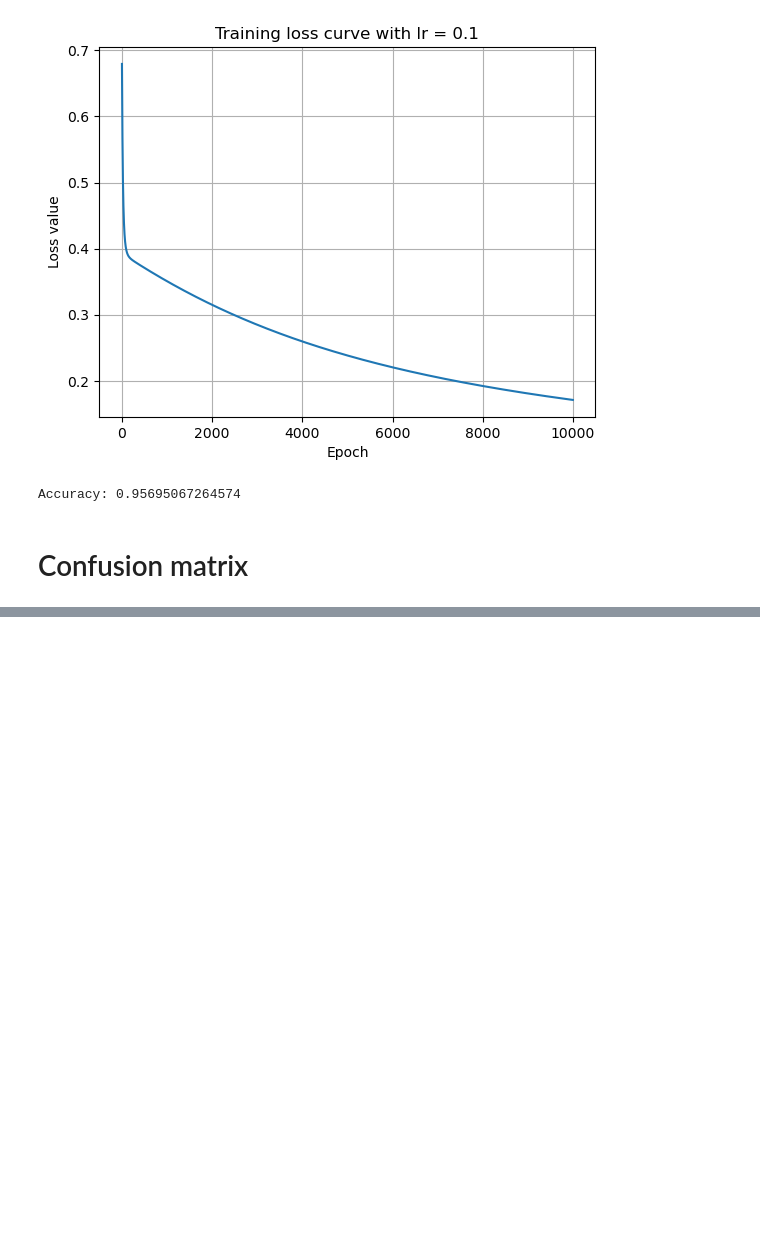
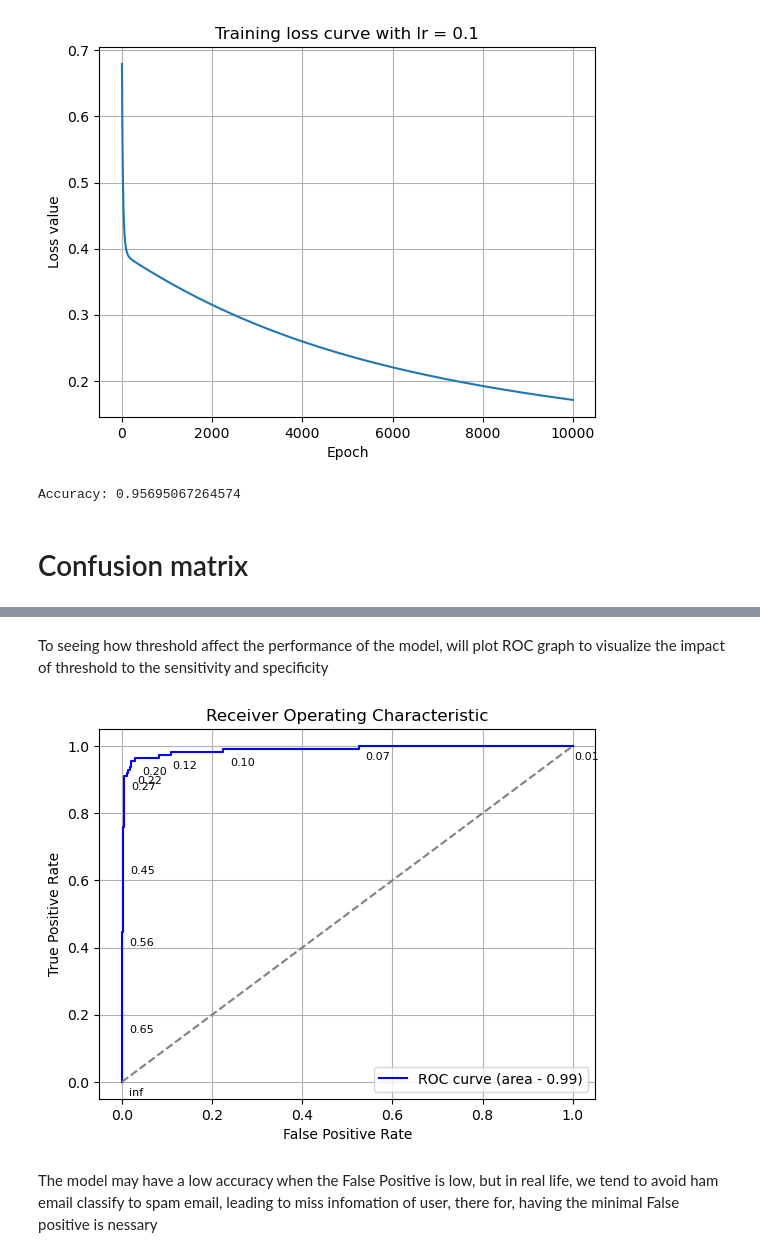
Before and after one commit to quangminh141005/Midterm_Machine_learning, a Jupyter notebook: Spam_mail/Spam_mail.ipynb, the cells around one changed output, grey strips where cells are left out. Cells and saved outputs as stored; diff of their text form; code cells hidden in the pictures; blank space fills up the shorter version.

```diff
--- a/Spam_mail/Spam_mail.ipynb
+++ b/Spam_mail/Spam_mail.ipynb
@@ -304,5 +305,2 @@ y_pred_3_binary = (y_pred_3 >= 0.5).astype(int)
 
 y_pred_binary = [y_pred_1_binary, y_pred_2_binary, y_pred_3_binary]
-# %%
-for i in range(len(y_pred_binary)):
-    print(f"Confusion matrix {i+1}: \n {confusion_matrix(y_true, y_pred_binary[i])}")
@@ -322,0 +352,23 @@ cm3 = confusion_matrix(y_true, y_pred_3)
+# %% [markdown]
+To seeing how threshold affect the performance of the model, will plot ROC graph to visualize the impact of threshold to the sensitivity and specificity
+# %%
+fpr, tpr, thresholds = roc_curve(y_true, y_pred_3, pos_label=1)
+roc_auc = auc(fpr, tpr)
+
+plt.figure()
+plt.plot(fpr, tpr, color='blue', label=f'ROC curve (area - {roc_auc:.2f})')
+plt.plot([0,1],[0,1], color='gray', linestyle='--')
+
+for i in range(0, len(thresholds), max(1, len(thresholds)//10)): # Plot the threshold value on each 10%
+    plt.annotate(f'{thresholds[i]:.2f}', (fpr[i], tpr[i]), textcoords="offset points", xytext=(5,-10), fontsize=8)
+
+plt.xlabel('False Positive Rate')
+plt.ylabel('True Positive Rate')
+plt.title('Receiver Operating Characteristic')
+plt.legend(loc='lower right')
+plt.grid(True)
+plt.show()
+# %% [output]
+[figure, added]
+# %% [markdown]
+The model may have a low accuracy when the False Positive is low, but in real life, we tend to avoid ham email classify to spam email, leading to miss infomation of user, there for, having the minimal False positive is nessary
```
Also changed, not shown: parts of 13 cells of this notebook.
